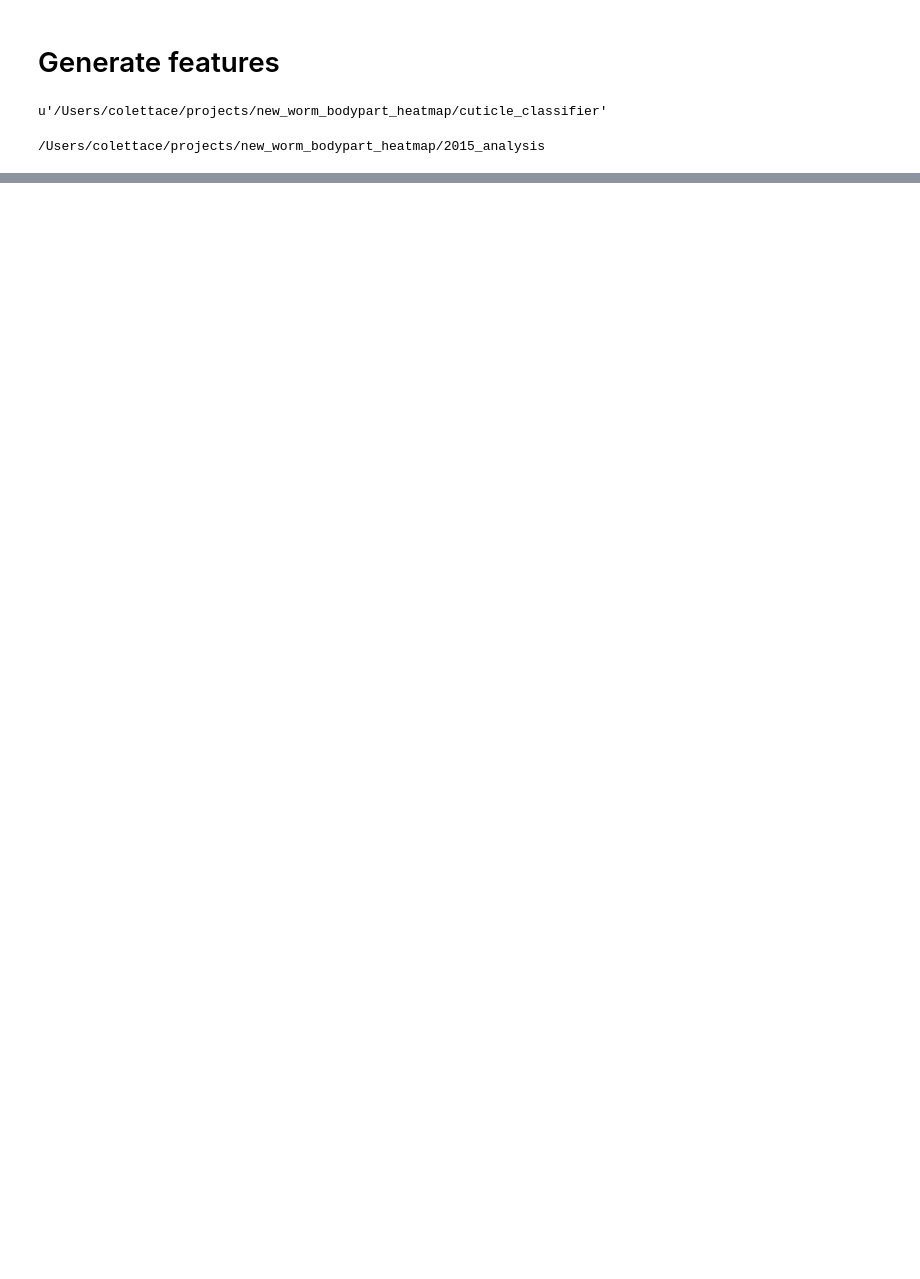
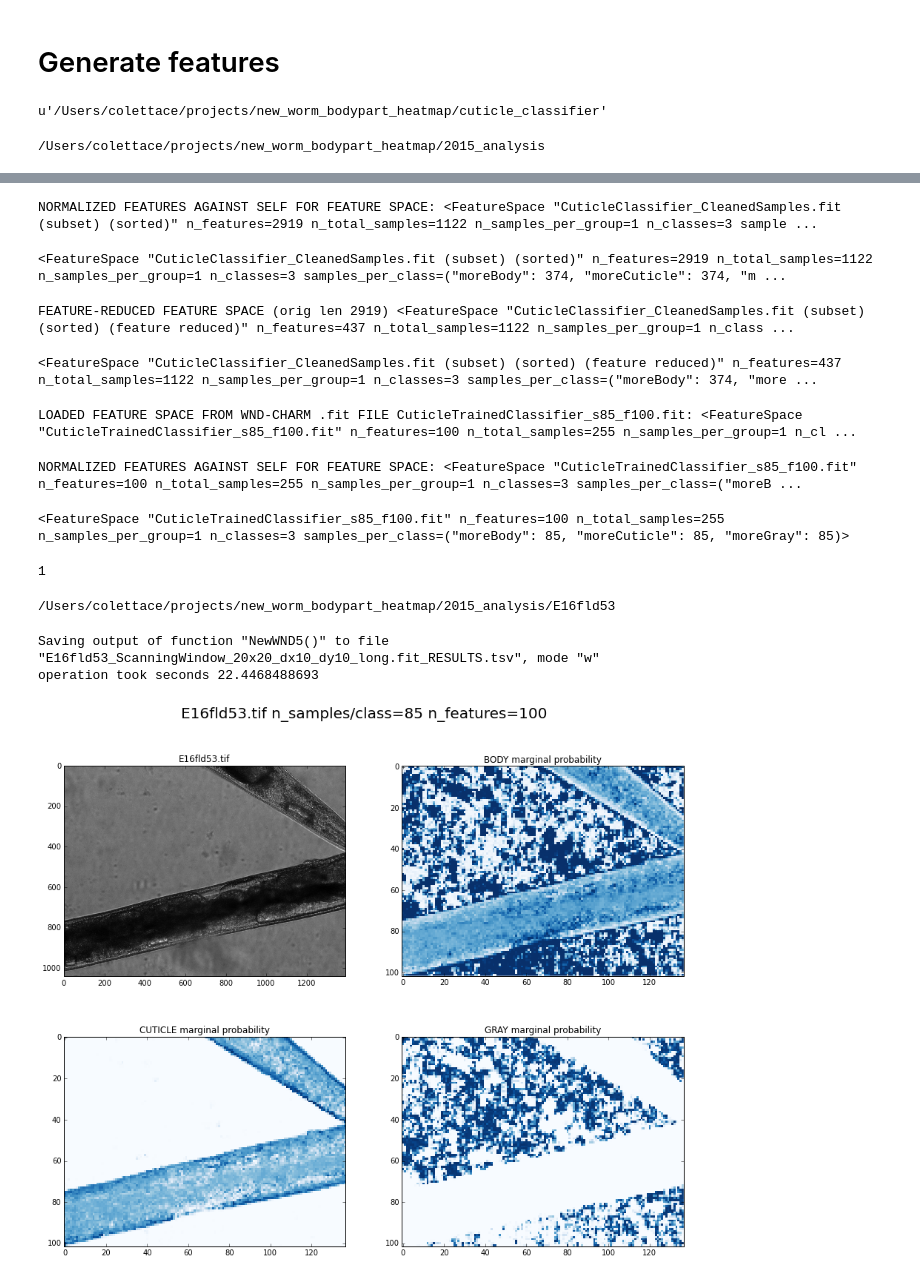
Before and after one commit to colettace/DataAnalyses, a Jupyter notebook: CElegansScanningWindowSegmentation/CElegans_CuticleClassifier_Scanning_Window.ipynb, the cells around one changed output, grey strips where cells are left out. Drawn from its saved outputs; the diff is of its cells as text; code cells hidden in the pictures; blank space fills up the shorter version.

Commit message:
With results for small and large classifiers

```diff
--- a/CElegansScanningWindowSegmentation/CElegans_CuticleClassifier_Scanning_Window.ipynb
+++ b/CElegansScanningWindowSegmentation/CElegans_CuticleClassifier_Scanning_Window.ipynb
@@ -567,0 +605,5 @@ Feature calculation for 120 features in 1333 positions took 11.1050894817 minute
+# %%
+classifier.Normalize(inplace=True)
+# %% [output]
+NORMALIZED FEATURES AGAINST SELF FOR FEATURE SPACE: <FeatureSpace "CuticleClassifier_CleanedSamples.fit (subset) (sorted)" n_features=2919 n_total_samples=1122 n_samples_per_group=1 n_classes=3 sample ...
+<FeatureSpace "CuticleClassifier_CleanedSamples.fit (subset) (sorted)" n_features=2919 n_total_samples=1122 n_samples_per_group=1 n_classes=3 samples_per_class=("moreBody": 374, "moreCuticle": 374, "m ...
@@ -567,0 +614,16 @@ Feature calculation for 120 features in 1333 positions took 11.1050894817 minute
+# %%
+classifier.FeatureReduce( fw, inplace=True)
+# %% [output]
+FEATURE-REDUCED FEATURE SPACE (orig len 2919) <FeatureSpace "CuticleClassifier_CleanedSamples.fit (subset) (sorted) (feature reduced)" n_features=437 n_total_samples=1122 n_samples_per_group=1 n_class ...
+<FeatureSpace "CuticleClassifier_CleanedSamples.fit (subset) (sorted) (feature reduced)" n_features=437 n_total_samples=1122 n_samples_per_group=1 n_classes=3 samples_per_class=("moreBody": 374, "more ...
+# %%
+small_classifier = FeatureSpace.NewFromFitFile( 'CuticleTrainedClassifier_s85_f100.fit')
+# %% [output]
+LOADED FEATURE SPACE FROM WND-CHARM .fit FILE CuticleTrainedClassifier_s85_f100.fit: <FeatureSpace "CuticleTrainedClassifier_s85_f100.fit" n_features=100 n_total_samples=255 n_samples_per_group=1 n_cl ...
+# %%
+small_classifier.Normalize(inplace=True)
+# %% [output]
+NORMALIZED FEATURES AGAINST SELF FOR FEATURE SPACE: <FeatureSpace "CuticleTrainedClassifier_s85_f100.fit" n_features=100 n_total_samples=255 n_samples_per_group=1 n_classes=3 samples_per_class=("moreB ...
+<FeatureSpace "CuticleTrainedClassifier_s85_f100.fit" n_features=100 n_total_samples=255 n_samples_per_group=1 n_classes=3 samples_per_class=("moreBody": 85, "moreCuticle": 85, "moreGray": 85)>
+# %%
+small_fw = FisherFeatureWeights.NewFromFeatureSpace( small_classifier)
@@ -567,0 +685,48 @@ Feature calculation for 120 features in 1333 positions took 11.1050894817 minute
+# %%
+set((1,2,3)).pop()
+# %% [output]
+1
+# %%
+def create_graphs( classifier, tif_path, test_fs_path, feature_weights ):
+    t1 = time.time()
+    test_img = FeatureSpace.NewFromFitFile( test_fs_path, num_samples_per_group=13974, quiet=True )
+    test_img.FeatureReduce( feature_weights, inplace=True, quiet=True )
+    test_img.Normalize( classifier, inplace=True, quiet=True )
+    output_file = test_fs_path + '_RESULTS.tsv'
+    split = FeatureSpaceClassification.NewWND5( classifier, test_img, feature_weights, output_filepath=output_file)
+    split.individual_results.sort( key=sort_key )
+    body, cuticle, gray = zip(* [ _.marginal_probabilities for _ in split.individual_results])
+    window = SlidingWindow( source_filepath=tif_path, w=20, h=20, deltax=10, deltay=10, long=True)
+    body = np.array( body)
+    body = body.reshape( ( window.sliding_window_num_cols, window.sliding_window_num_rows) )
+    body = body.T
+    cuticle = np.array( cuticle)
+    cuticle = cuticle.reshape( ( window.sliding_window_num_cols, window.sliding_window_num_rows) )
+    cuticle = cuticle.T
+    gray = np.array( gray)
+    gray = gray.reshape( ( window.sliding_window_num_cols, window.sliding_window_num_rows) )
+    gray = gray.T
+    fig, ( (ax1, ax2), (ax3, ax4)) = plt.subplots(nrows=2, ncols=2, sharex=False, sharey=False, squeeze=True, figsize=(15,12))
+    samp_class = set(classifier.class_sizes).pop()
+    fig.suptitle( tif_path + " n_samples/class={} n_features={}".format( samp_class, classifier.num_features),fontsize=20)
+    im = plt.imread( tif_path )
+    ax1.set_title( tif_path )
+    ax1.imshow( im, cmap=cm.Greys_r, interpolation='none')
+    ax2.set_title( 'BODY marginal probability')
+    ax2.imshow( body, cmap=plt.cm.Blues, interpolation='none')
+    ax3.set_title( 'CUTICLE marginal probability')
+    ax3.imshow( cuticle , cmap=plt.cm.Blues, interpolation='none')
+    ax4.set_title( 'GRAY marginal probability')
+    ax4.imshow( gray, cmap=plt.cm.Blues, interpolation='none')
+    t2 = time.time()
+    print "operation took seconds", t2-t1
+# %%
+cd /Users/colettace/projects/new_worm_bodypart_heatmap/2015_analysis/E16fld53/
+# %% [output]
+/Users/colettace/projects/new_worm_bodypart_heatmap/2015_analysis/E16fld53
+# %%
+create_graphs( small_classifier, 'E16fld53.tif', 'E16fld53_ScanningWindow_20x20_dx10_dy10_long.fit', small_fw)
+# %% [output]
+Saving output of function "NewWND5()" to file "E16fld53_ScanningWindow_20x20_dx10_dy10_long.fit_RESULTS.tsv", mode "w"
+operation took seconds 22.4468488693
+[figure, added]
```
Also changed, not shown: parts of 102 cells of this notebook.
